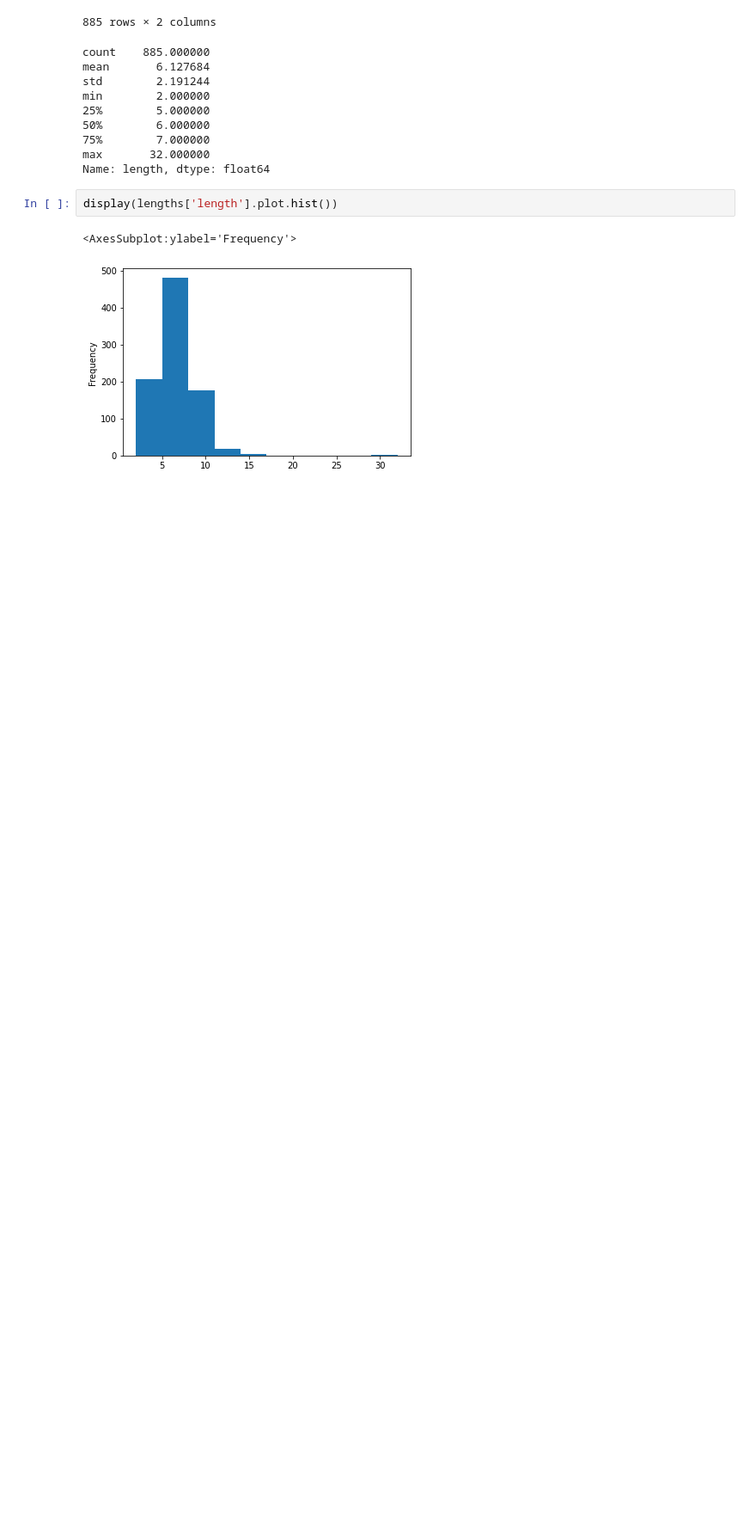
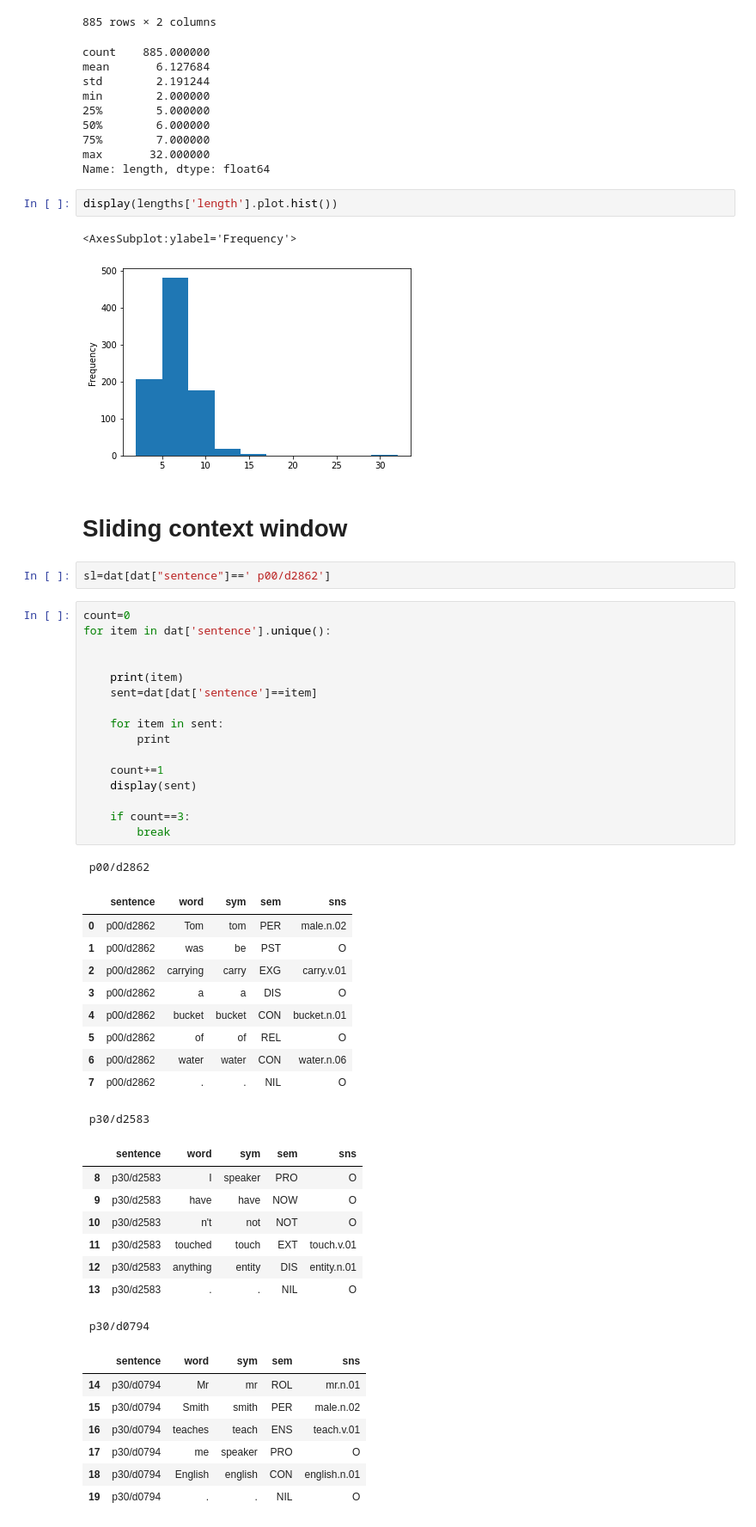
Before and after one commit to piekb/wsd-com-sem, a Jupyter notebook: dataframe.ipynb, the cells around one changed output. Shown at 86% size. Drawn from its saved outputs; the diff is of its cells as text; blank space fills up the shorter version.

```diff
--- a/dataframe.ipynb
+++ b/dataframe.ipynb
@@ -170,3 +244,50 @@ display(lengths['length'].plot.hist())
 # %% [output]
 <AxesSubplot:ylabel='Frequency'>
 [figure]
+# %% [markdown]
+# Sliding context window
+# %%
+sl=dat[dat["sentence"]==' p00/d2862']
+# %%
+count=0
+for item in dat['sentence'].unique():
+
+
+    print(item)
+    sent=dat[dat['sentence']==item]
+
+    for item in sent:
+        print
+
+    count+=1
+    display(sent)
+
+    if count==3:
+        break
+# %% [output]
+ p00/d2862
+|  | sentence | word | sym | sem | sns |
+| 0 | p00/d2862 | Tom | tom | PER | male.n.02 |
+| 1 | p00/d2862 | was | be | PST | O |
+| 2 | p00/d2862 | carrying | carry | EXG | carry.v.01 |
+| 3 | p00/d2862 | a | a | DIS | O |
+| 4 | p00/d2862 | bucket | bucket | CON | bucket.n.01 |
+| 5 | p00/d2862 | of | of | REL | O |
+| 6 | p00/d2862 | water | water | CON | water.n.06 |
+| 7 | p00/d2862 | . | . | NIL | O |
+ p30/d2583
+|  | sentence | word | sym | sem | sns |
+| 8 | p30/d2583 | I | speaker | PRO | O |
+| 9 | p30/d2583 | have | have | NOW | O |
+| 10 | p30/d2583 | n't | not | NOT | O |
+| 11 | p30/d2583 | touched | touch | EXT | touch.v.01 |
+| 12 | p30/d2583 | anything | entity | DIS | entity.n.01 |
+| 13 | p30/d2583 | . | . | NIL | O |
+ p30/d0794
+|  | sentence | word | sym | sem | sns |
+| 14 | p30/d0794 | Mr | mr | ROL | mr.n.01 |
+| 15 | p30/d0794 | Smith | smith | PER | male.n.02 |
+| 16 | p30/d0794 | teaches | teach | ENS | teach.v.01 |
+| 17 | p30/d0794 | me | speaker | PRO | O |
+| 18 | p30/d0794 | English | english | CON | english.n.01 |
+| 19 | p30/d0794 | . | . | NIL | O |
```
Also changed, not shown: parts of 10 cells of this notebook.
